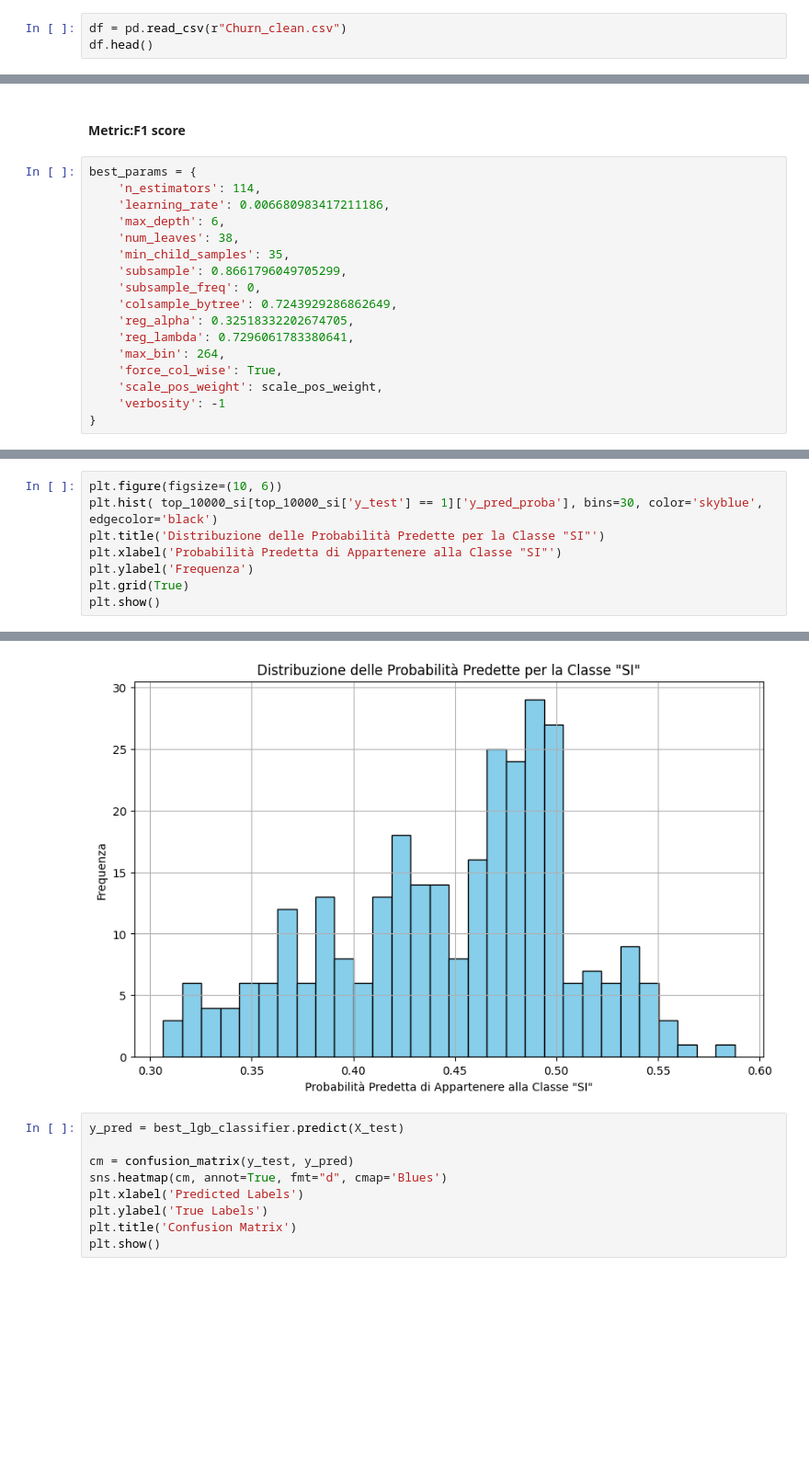
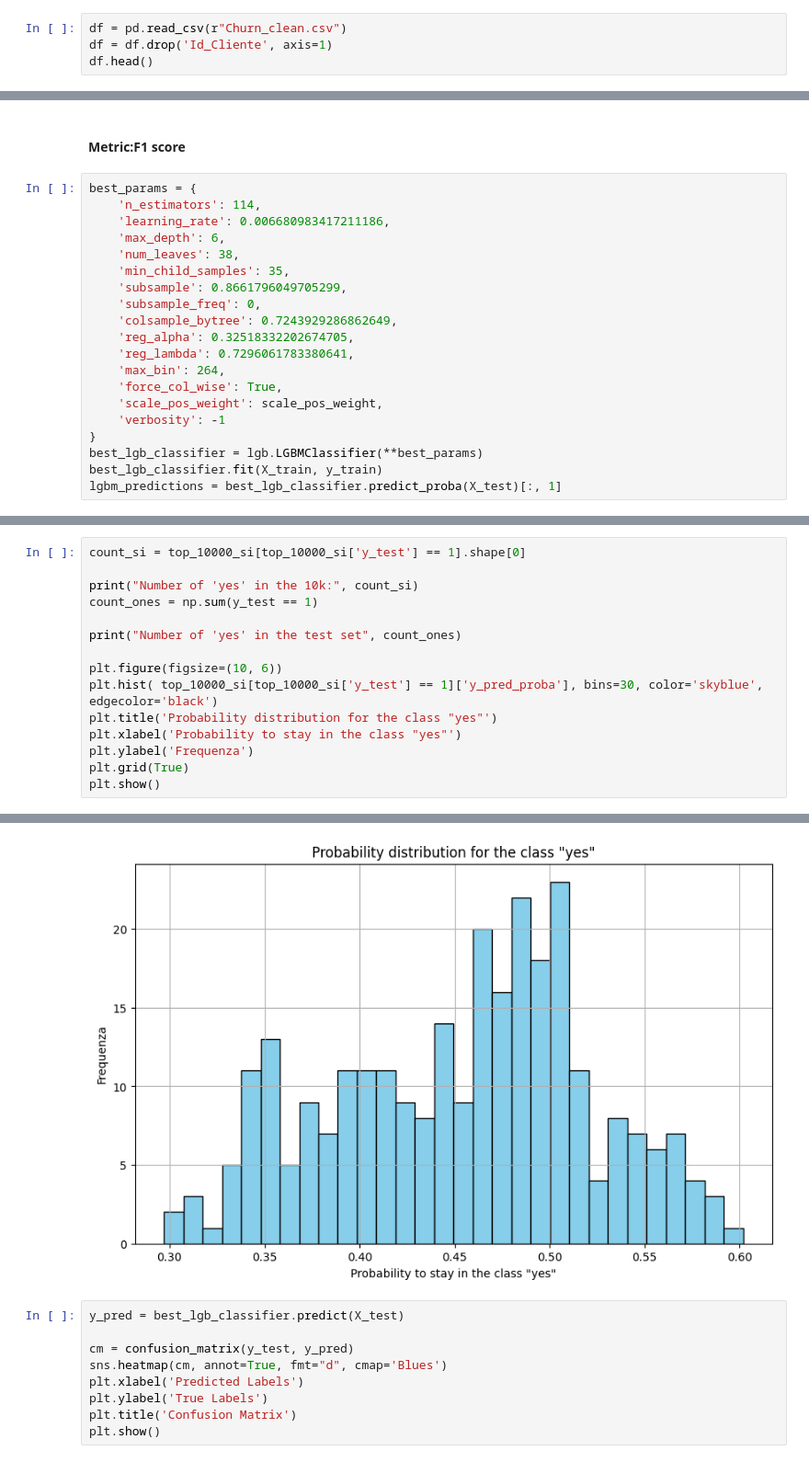
Before and after one commit to emanueleiacca/Analysis-on-Churn-Banking-Modeling-Dataset, a Jupyter notebook: Metric_choice_empirically - Copia - su Churn_clean.ipynb, the cells around one changed output, grey strips where cells are left out. Shown at 92% size. Drawn from its saved outputs; the diff is of its cells as text; blank space fills up the shorter version.

```diff
--- a/Metric_choice_empirically - Copia - su Churn_clean.ipynb
+++ b/Metric_choice_empirically - Copia - su Churn_clean.ipynb
@@ -26,6 +26,7 @@ print(sys.executable)
 c:\Users\maria\AppData\Local\Programs\Python\Python312\python.exe
 # %%
 df = pd.read_csv(r"Churn_clean.csv")
+df = df.drop('Id_Cliente', axis=1)
 df.head()
 # %% [output]
 |  | Flag_Richiesta_Estinzione_cc | Imp_Valore_del_Cliente | Flag_Apertura_Conto_Online | Flag_Possesso_piu_Conti | Eta | ... |
@@ -807,4 +794,7 @@ best_params = {
     'scale_pos_weight': scale_pos_weight,
     'verbosity': -1
 }
+best_lgb_classifier = lgb.LGBMClassifier(**best_params)
+best_lgb_classifier.fit(X_train, y_train)
+lgbm_predictions = best_lgb_classifier.predict_proba(X_test)[:, 1]
 # %%
@@ -849,8 +827,15 @@ Numero di 'SI: nel nostro test set 383
 # %%
+count_si = top_10000_si[top_10000_si['y_test'] == 1].shape[0]
+
+print("Number of 'yes' in the 10k:", count_si)
+count_ones = np.sum(y_test == 1)
+
+print("Number of 'yes' in the test set", count_ones)
+
 plt.figure(figsize=(10, 6))
 plt.hist( top_10000_si[top_10000_si['y_test'] == 1]['y_pred_proba'], bins=30, color='skyblue', edgecolor='black')
-plt.title('Distribuzione delle Probabilità Predette per la Classe "SI"')
-plt.xlabel('Probabilità Predetta di Appartenere alla Classe "SI"')
+plt.title('Probability distribution for the class "yes"')
+plt.xlabel('Probability to stay in the class "yes"')
 plt.ylabel('Frequenza')
 plt.grid(True)
 plt.show()
@@ -858,4 +845,4 @@ plt.show()
-[figure, old version]
+[figure, new version]
 # %%
 y_pred = best_lgb_classifier.predict(X_test)
 
```
Also changed, not shown: parts of 39 cells of this notebook, 5 other files.
